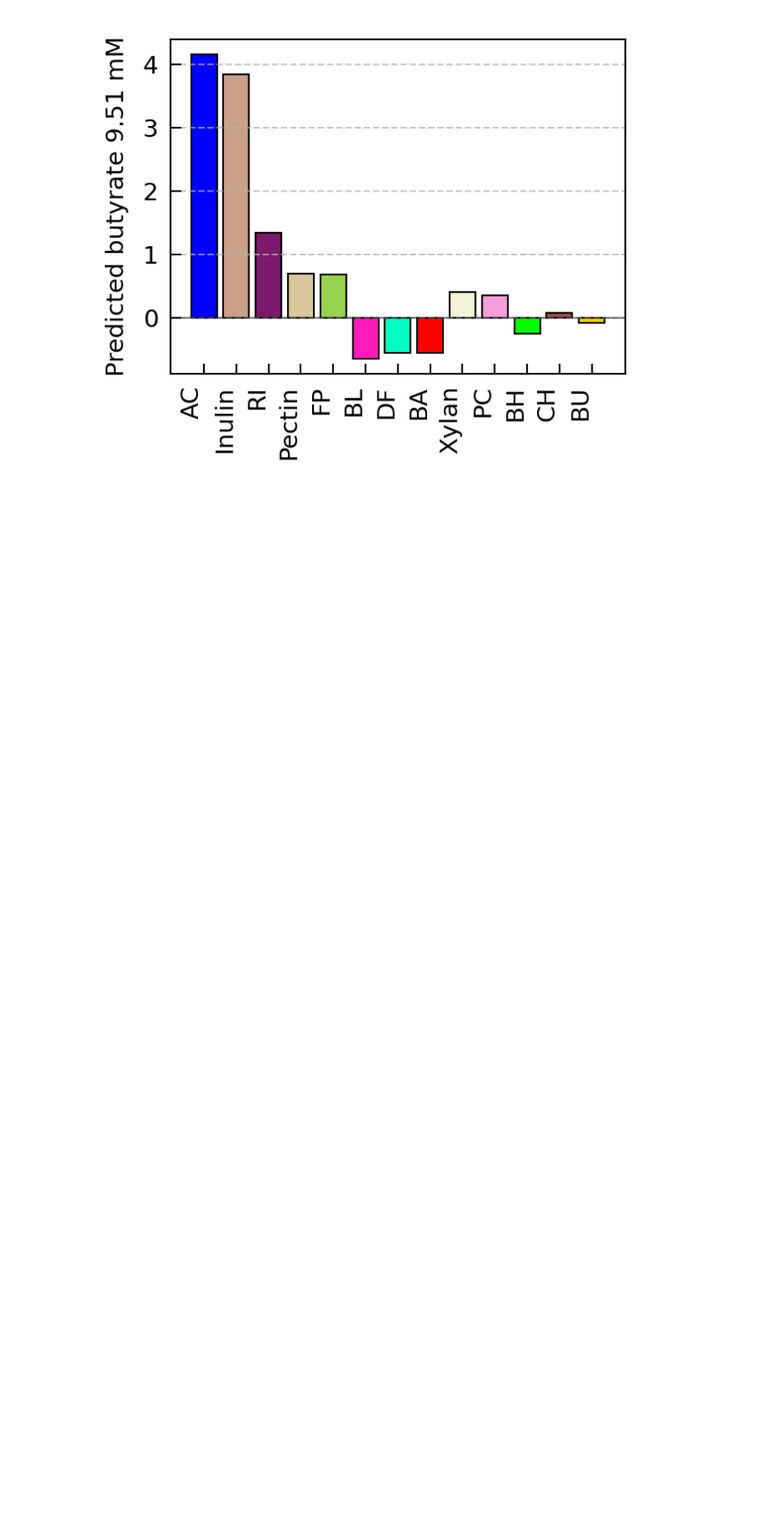
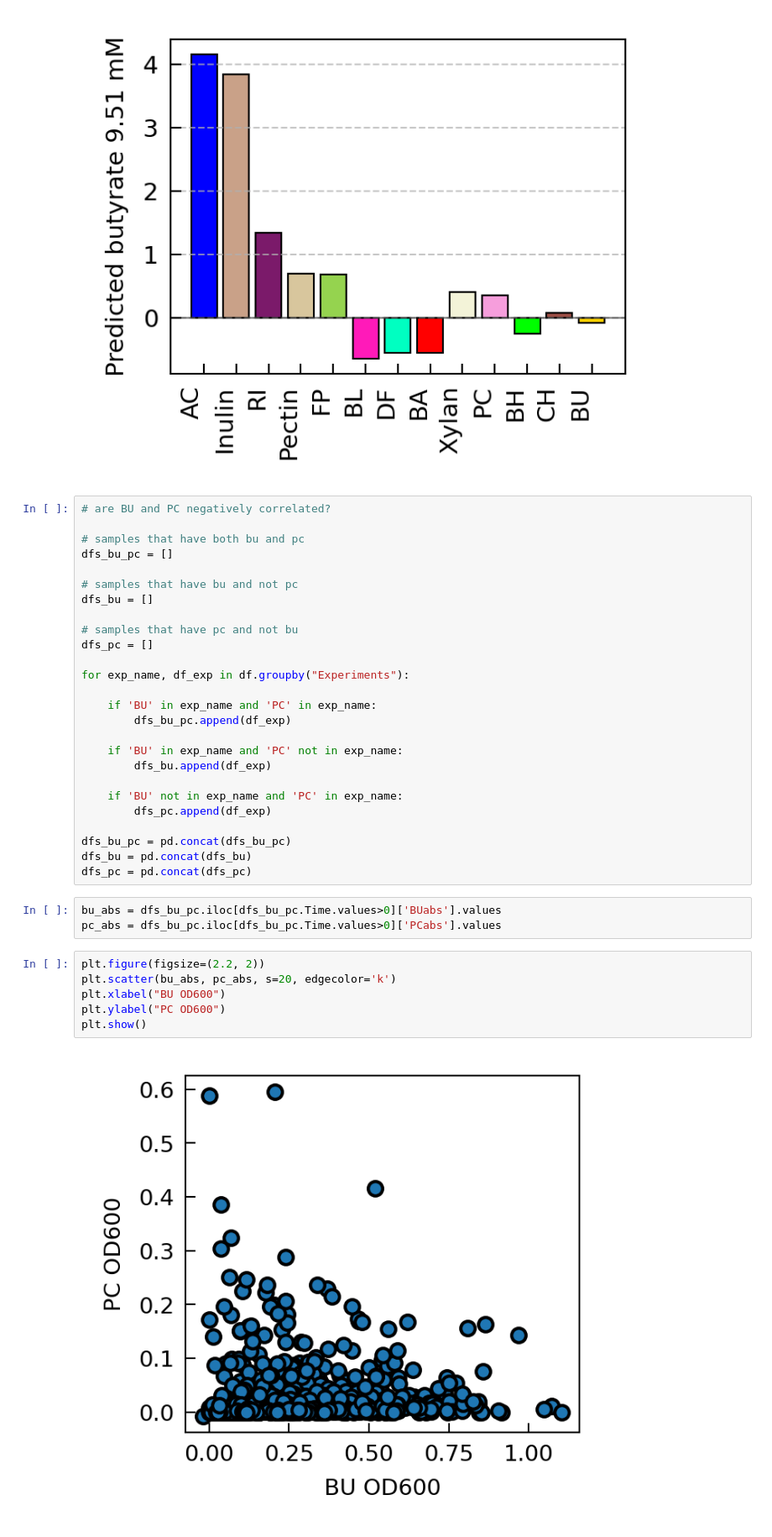
Before and after one commit to VenturelliLab/Connors-Thompson_et_al_2026, a Jupyter notebook: MiRNN Sensitivity (AC-BU-PC SHAP).ipynb, the cells around one changed output. Shown: that part at 84% size. Drawn from its saved outputs; the diff is of its cells as text; blank space fills up the shorter version.

Commit message:
figures

```diff
--- a/MiRNN Sensitivity (AC-BU-PC SHAP).ipynb
+++ b/MiRNN Sensitivity (AC-BU-PC SHAP).ipynb
@@ -373,3 +373,40 @@ plt.savefig("figures/motifs/mouse_BU_PC_butyrate_SHAP.svg")
 plt.show()
 # %% [output]
 [figure]
+# %%
+# are BU and PC negatively correlated?
+
+# samples that have both bu and pc
+dfs_bu_pc = []
+
+# samples that have bu and not pc
+dfs_bu = []
+
+# samples that have pc and not bu
+dfs_pc = []
+
+for exp_name, df_exp in df.groupby("Experiments"):
+
+    if 'BU' in exp_name and 'PC' in exp_name:
+        dfs_bu_pc.append(df_exp)
+
+    if 'BU' in exp_name and 'PC' not in exp_name:
+        dfs_bu.append(df_exp)
+
+    if 'BU' not in exp_name and 'PC' in exp_name:
+        dfs_pc.append(df_exp)
+
+dfs_bu_pc = pd.concat(dfs_bu_pc)
+dfs_bu = pd.concat(dfs_bu)
+dfs_pc = pd.concat(dfs_pc)
+# %%
+bu_abs = dfs_bu_pc.iloc[dfs_bu_pc.Time.values>0]['BUabs'].values
+pc_abs = dfs_bu_pc.iloc[dfs_bu_pc.Time.values>0]['PCabs'].values
+# %%
+plt.figure(figsize=(2.2, 2))
+plt.scatter(bu_abs, pc_abs, s=20, edgecolor='k')
+plt.xlabel("BU OD600")
+plt.ylabel("PC OD600")
+plt.show()
+# %% [output]
+[figure, added]
```
Also changed, not shown: parts of 2 cells of this notebook, 10 other files.
